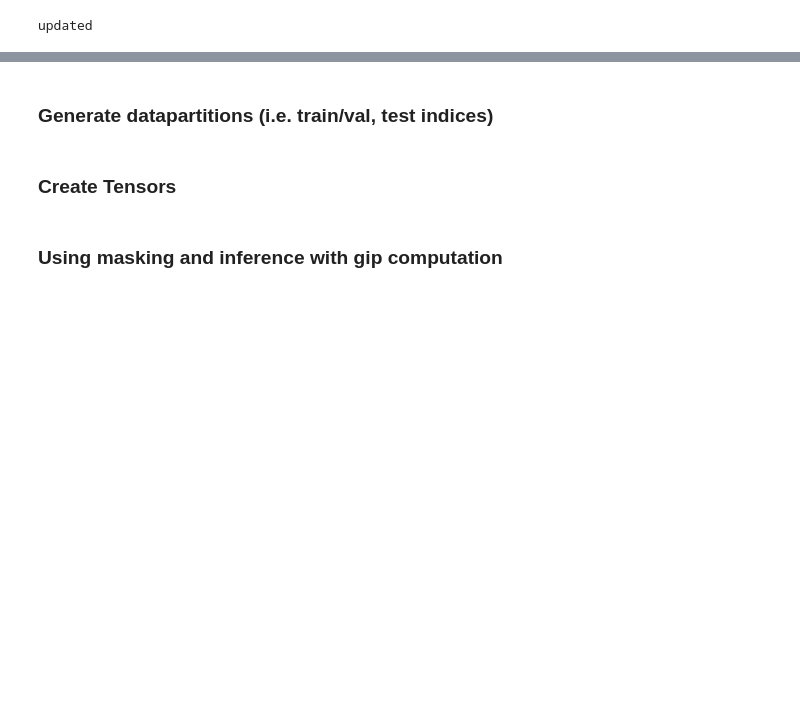
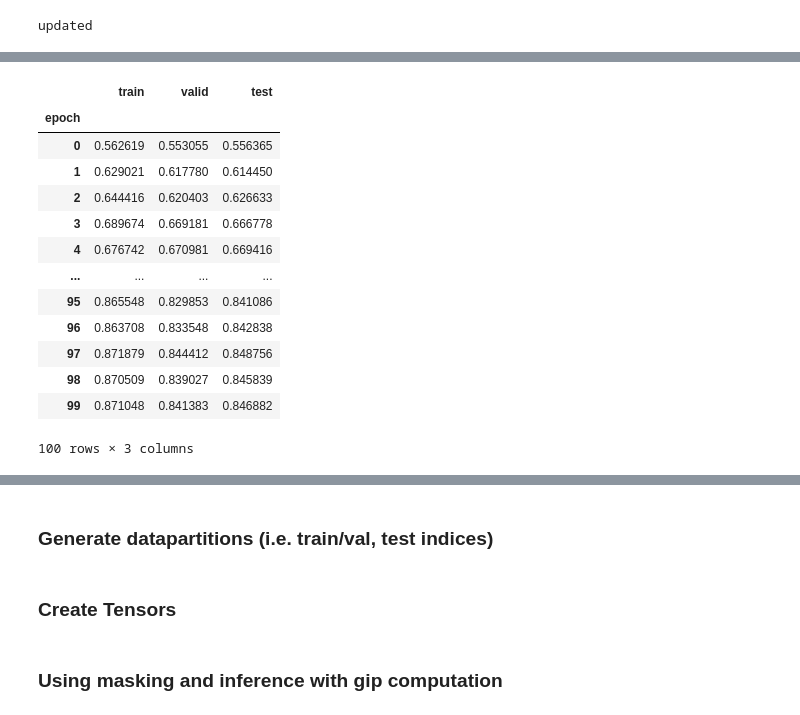
Before and after one commit to uzh-dqbm-cmi/graphnn, a Jupyter notebook: notebooks/DeepAdr_train_eval.ipynb, the cells around one changed output, grey strips where cells are left out. Cells and saved outputs as stored; diff of their text form; code cells hidden in the pictures; blank space fills up the shorter version.

```diff
--- a/notebooks/DeepAdr_train_eval.ipynb
+++ b/notebooks/DeepAdr_train_eval.ipynb
@@ -326,0 +484,17 @@ KeyboardInterrupt:
+# %%
+df_curves
+# %% [output]
+|  | train | valid | test |
+| epoch |  |  |  |
+| 0 | 0.562619 | 0.553055 | 0.556365 |
+| 1 | 0.629021 | 0.617780 | 0.614450 |
+| 2 | 0.644416 | 0.620403 | 0.626633 |
+| 3 | 0.689674 | 0.669181 | 0.666778 |
+| 4 | 0.676742 | 0.670981 | 0.669416 |
+| ... | ... | ... | ... |
+| 95 | 0.865548 | 0.829853 | 0.841086 |
+| 96 | 0.863708 | 0.833548 | 0.842838 |
+| 97 | 0.871879 | 0.844412 | 0.848756 |
+| 98 | 0.870509 | 0.839027 | 0.845839 |
+| 99 | 0.871048 | 0.841383 | 0.846882 |
+100 rows × 3 columns
```
Also changed, not shown: parts of 26 cells of this notebook, 6 other files.
